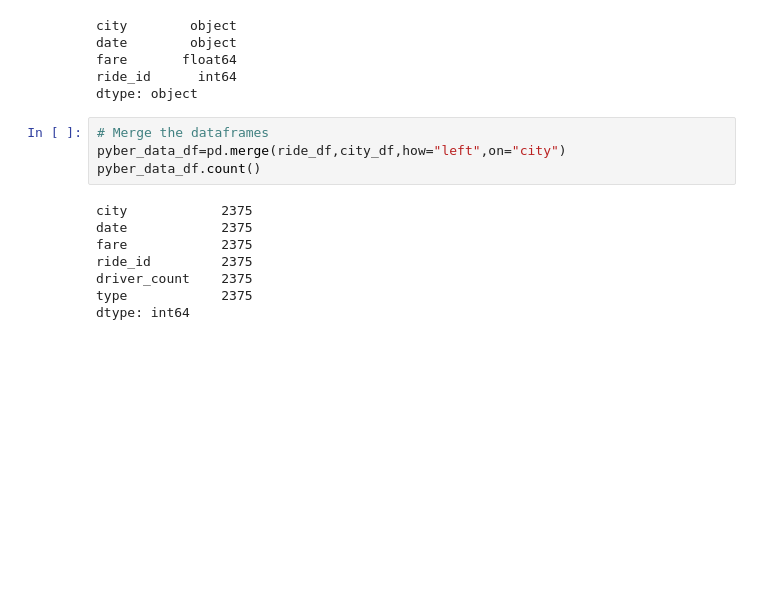
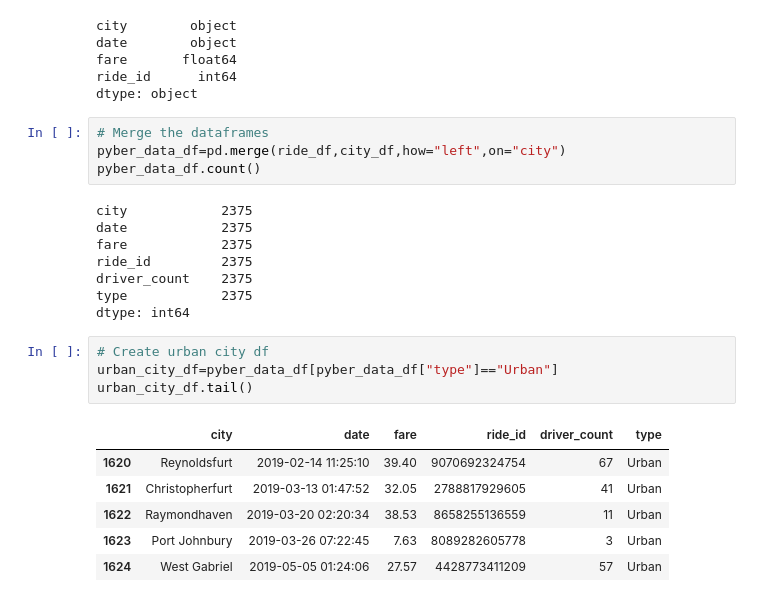
Before and after one commit to Dhanushree27/PyBer_Analysis, a Jupyter notebook: PyBer.ipynb, the cells around one changed output. Cells and saved outputs as stored; diff of their text form; blank space fills up the shorter version.

```diff
--- a/PyBer.ipynb
+++ b/PyBer.ipynb
@@ -70,3 +70,14 @@ ride_id         2375
 driver_count    2375
 type            2375
 dtype: int64
+# %%
+# Create urban city df
+urban_city_df=pyber_data_df[pyber_data_df["type"]=="Urban"]
+urban_city_df.tail()
+# %% [output]
+|  | city | date | fare | ride_id | driver_count | type |
+| 1620 | Reynoldsfurt | 2019-02-14 11:25:10 | 39.40 | 9070692324754 | 67 | Urban |
+| 1621 | Christopherfurt | 2019-03-13 01:47:52 | 32.05 | 2788817929605 | 41 | Urban |
+| 1622 | Raymondhaven | 2019-03-20 02:20:34 | 38.53 | 8658255136559 | 11 | Urban |
+| 1623 | Port Johnbury | 2019-03-26 07:22:45 | 7.63 | 8089282605778 | 3 | Urban |
+| 1624 | West Gabriel | 2019-05-05 01:24:06 | 27.57 | 4428773411209 | 57 | Urban |
```
Also changed, not shown: parts of 6 cells of this notebook, 1 other file.
